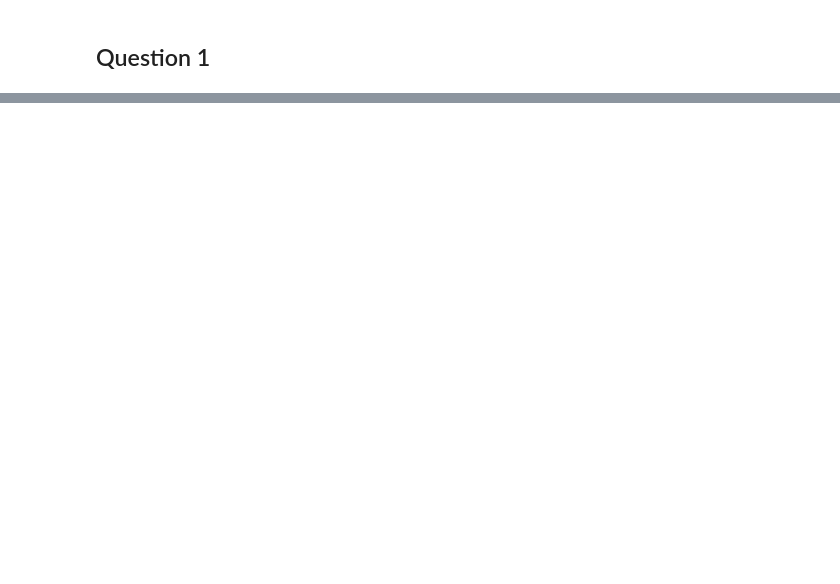
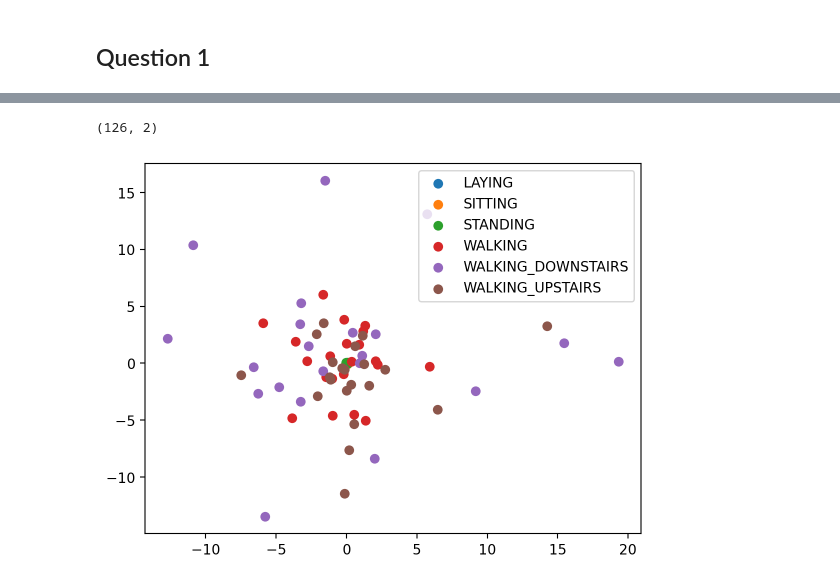
Before and after one commit to HarshilShah1804/ES335_Assignment1, a Jupyter notebook: HAR/HAR.ipynb, the cells around one changed output, grey strips where cells are left out. Drawn from its saved outputs; the diff is of its cells as text; code cells hidden in the pictures; blank space fills up the shorter version.

```diff
--- a/HAR/HAR.ipynb
+++ b/HAR/HAR.ipynb
@@ -77,0 +65,8 @@ DecisionTreeClassifier(random_state=42)
+# %%
+total_acceleration = x_train[:,:,0]**2 + x_train[:,:,1]**2 + x_train[:,:,2]**2
+for i in range(len(activities)):
+    activity=activities[i]
+    var_ = total_acceleration[i*21:(i+1)*21].var()
+    mean_ = total_acceleration[i*21:(i+1)*21].mean()
+    print(f"Mean total acceleration for activity {activity} = {mean_}")
+    print(f"Mean total acceleration for activity {activity} = {var_}")
@@ -77,0 +89,16 @@ DecisionTreeClassifier(random_state=42)
+# %%
+from sklearn.decomposition import PCA
+pca = PCA(n_components=2, random_state=42)
+pca.fit(total_acceleration)
+pca_data = pca.transform(total_acceleration)
+pca_data.shape
+# %% [output]
+(126, 2)
+# %%
+
+for i in range(len(activities)):
+    activity = activities[i]
+    plt.scatter(pca_data[i*21:(i+1)*21,0],pca_data[i*21:(i+1)*21,1],label=activity)
+    plt.legend()
+# %% [output]
+[figure, added]
```
Also changed, not shown: parts of 9 cells of this notebook.
